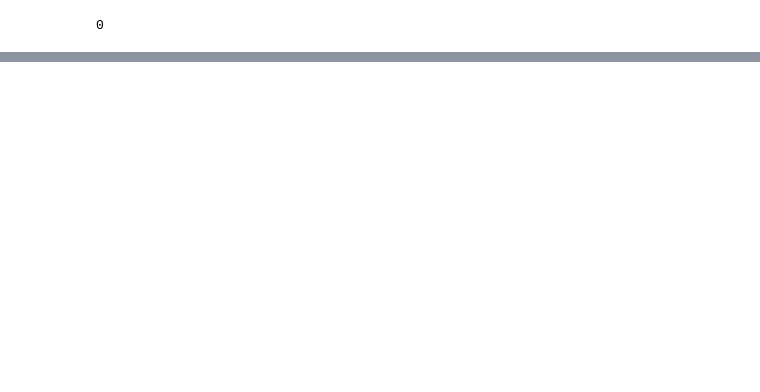
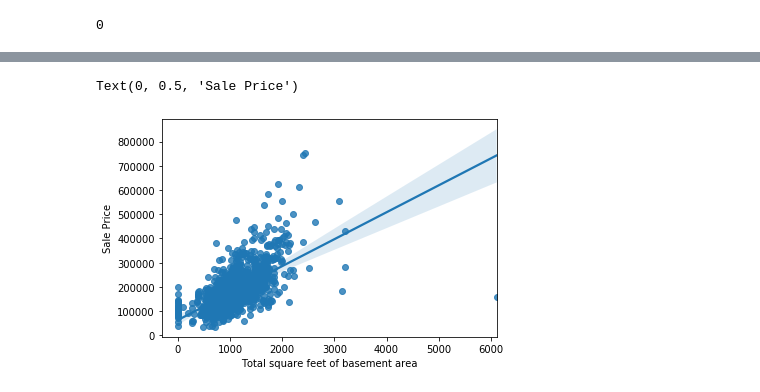
Before and after one commit to webpagearshi/Housing-Prices-with-Azure, a Jupyter notebook: project_files/housing-prediction-wrangling.ipynb, the cells around one changed output, grey strips where cells are left out. Drawn from its saved outputs; the diff is of its cells as text; code cells hidden in the pictures; blank space fills up the shorter version.

```diff
--- a/project_files/housing-prediction-wrangling.ipynb
+++ b/project_files/housing-prediction-wrangling.ipynb
@@ -72,0 +140,8 @@ train_df.Electrical.isnull().sum()
+# %%
+# Plot TotalBsmtSF v/s Sales Price regplot
+sns.regplot(data = train_df, x = 'TotalBsmtSF', y = 'SalePrice');
+plt.xlabel('Total square feet of basement area')
+plt.ylabel('Sale Price')
+# %% [output]
+Text(0, 0.5, 'Sale Price')
+[figure, added]
```
Also changed, not shown: parts of 21 cells of this notebook.
